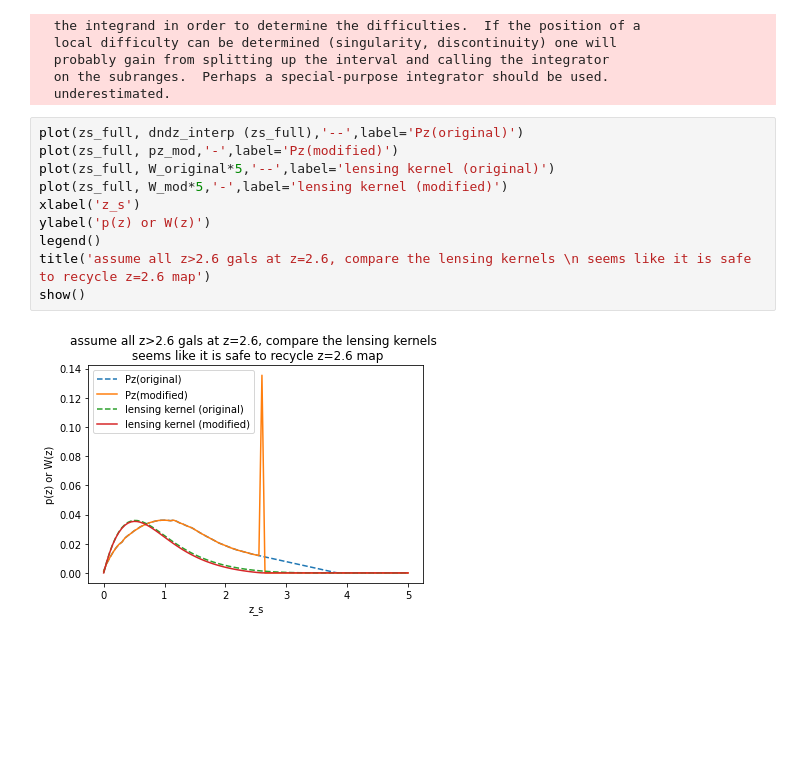
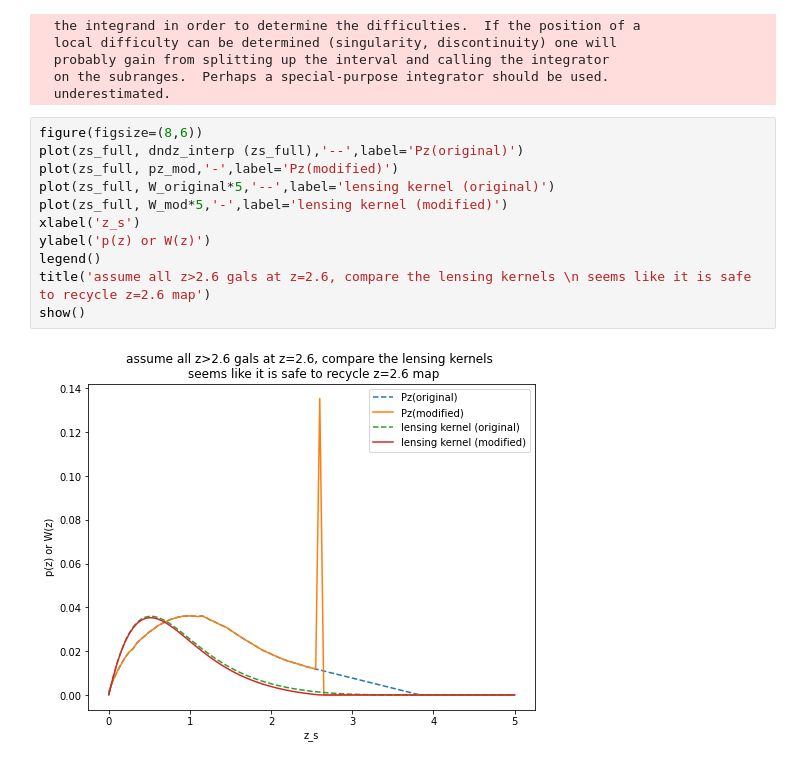
Before and after one commit to liuxx479/pzCOSMOS, a Jupyter notebook: prep_kappaTNG.ipynb, the cells around one changed output. Cells and saved outputs as stored; diff of their text form; blank space fills up the shorter version.

```diff
--- a/prep_kappaTNG.ipynb
+++ b/prep_kappaTNG.ipynb
@@ -95,14 +95,15 @@ W_mod = lensing_kernel(zs_full, pz_mod)
   on the subranges.  Perhaps a special-purpose integrator should be used.
   underestimated.
 # %%
+figure(figsize=(8,6))
 plot(zs_full, dndz_interp (zs_full),'--',label='Pz(original)')
 plot(zs_full, pz_mod,'-',label='Pz(modified)')
 plot(zs_full, W_original*5,'--',label='lensing kernel (original)')
 plot(zs_full, W_mod*5,'-',label='lensing kernel (modified)')
 xlabel('z_s')
 ylabel('p(z) or W(z)')
 legend()
 title('assume all z>2.6 gals at z=2.6, compare the lensing kernels \n seems like it is safe to recycle z=2.6 map')
 show()
 # %% [output]
-[figure, old version]
+[figure, new version]
```
